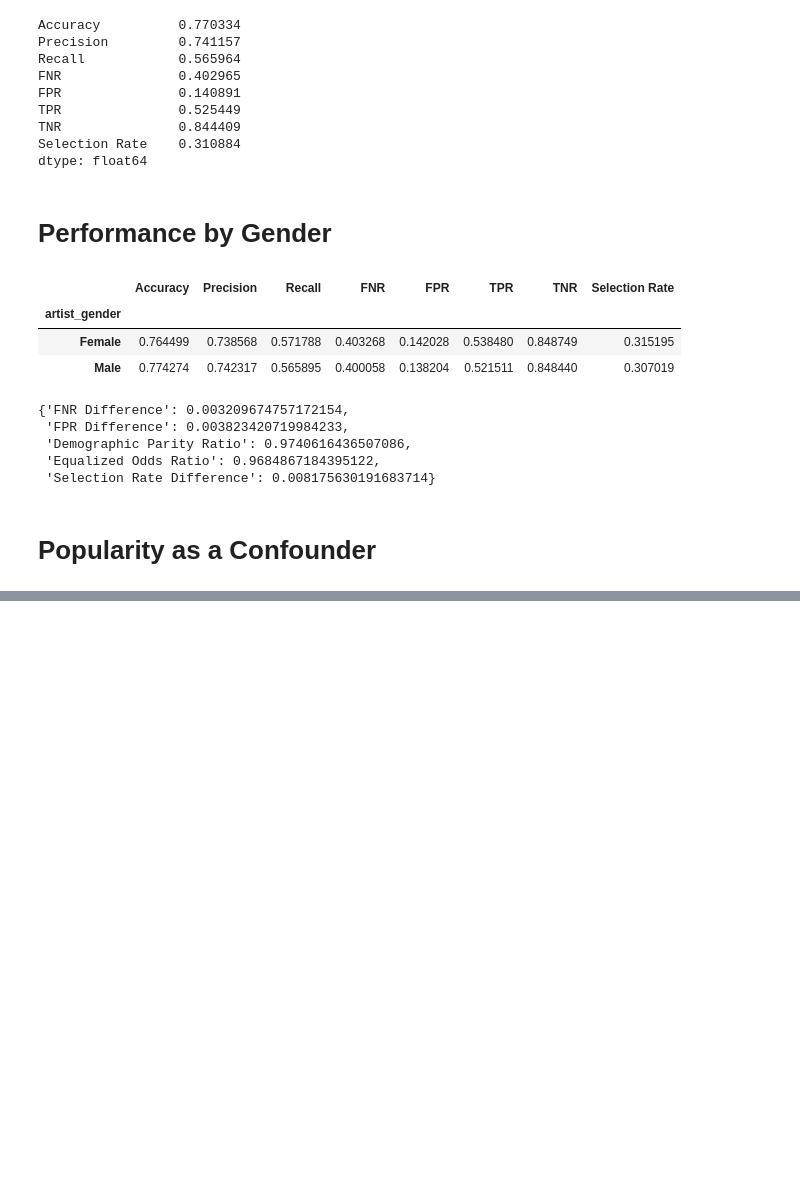
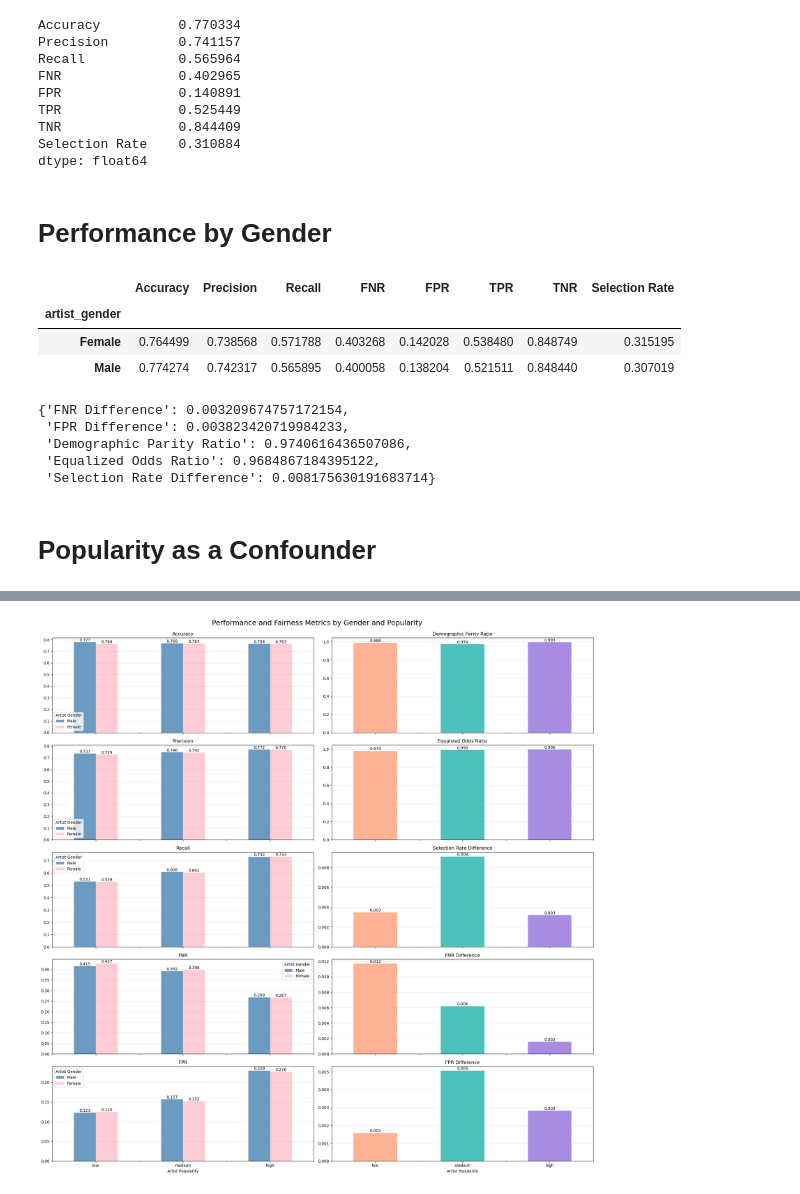
Before and after one commit to jeffgord/RAI-final, a Jupyter notebook: analysis-final.ipynb, the cells around one changed output, grey strips where cells are left out. Cells and saved outputs as stored; diff of their text form; code cells hidden in the pictures; blank space fills up the shorter version.

```diff
--- a/analysis-final.ipynb
+++ b/analysis-final.ipynb
@@ -292,0 +301,13 @@ df_artist_metrics_filtered.groupby(['artist_gender', 'artist_popularity'])[list(
+# %%
+# get fairness metrics by popularity
+fairness_metrics_by_popularity = []
+
+for pop in ['low', 'medium', 'high']:
+    male_metrics = artist_metrics_mean.loc[('Male', pop)]
+    female_metrics = artist_metrics_mean.loc[('Female', pop)]
+    metrics = get_fairness_metrics(male_metrics, female_metrics)
+    metrics['Popularity'] = pop
+    fairness_metrics_by_popularity.append(metrics)
+
+fairness_metrics_df = pd.DataFrame(fairness_metrics_by_popularity).set_index('Popularity')
+display(fairness_metrics_df)
@@ -292,0 +320,48 @@ df_artist_metrics_filtered.groupby(['artist_gender', 'artist_popularity'])[list(
+# %%
+fig, axes = plt.subplots(5, 2, figsize=(20, 20), sharex=True)
+
+gender_colors = {'Male': 'steelblue', 'Female': 'pink'}
+popularity_colors = {'low': '#FFA07A', 'medium': '#20B2AA', 'high': '#9370DB'}
+
+for ax, metric in zip(axes[:,0], ['Accuracy', 'Precision', 'Recall', 'FNR', 'FPR']):
+    artist_metrics_mean[metric].unstack('artist_gender').plot(kind='bar', ax=ax, color=gender_colors, alpha=0.8)
+    ax.set_title(metric)
+    ax.legend(title='Artist Gender')
+    ax.grid(True, alpha=0.3, axis='y')
+
+    for p in ax.patches:
+        ax.text(
+            x=p.get_x() + p.get_width() / 2,  # center of the bar
+            y=p.get_height(),                 # height of the bar
+            s=f'{p.get_height():.3f}',        # format value
+            ha='center', va='bottom'          # align text
+        )
+
+for ax, metric in zip(axes[:,1], ['Demographic Parity Ratio', 'Equalized Odds Ratio', 'Selection Rate Difference', 'FNR Difference', 'FPR Difference']):
+    fairness_metrics_df[metric].plot(
+        kind='bar',
+        ax=ax,
+        alpha=0.8,
+        color=[popularity_colors[pop] for pop in fairness_metrics_df.index]
+    )
+    ax.set_title(metric)
+    ax.grid(True, alpha=0.3, axis='y')
+
+    for p in ax.patches:
+        ax.text(
+            x=p.get_x() + p.get_width() / 2,  # center of the bar
+            y=p.get_height(),                 # height of the bar
+            s=f'{p.get_height():.3f}',        # format value
+            ha='center', va='bottom'          # align text
+        )
+
+axes[4][0].tick_params(axis='x', rotation=0)
+axes[4][1].tick_params(axis='x', rotation=0)
+axes[4][0].set_xlabel('Artist Popularity')
+axes[4][1].set_xlabel('Artist Popularity')
+
+fig.suptitle('Performance and Fairness Metrics by Gender and Popularity', fontsize=18, y=0.995)
+plt.tight_layout()
+plt.show()
+# %% [output]
+[figure, added]
```
Also changed, not shown: parts of 4 cells of this notebook.
